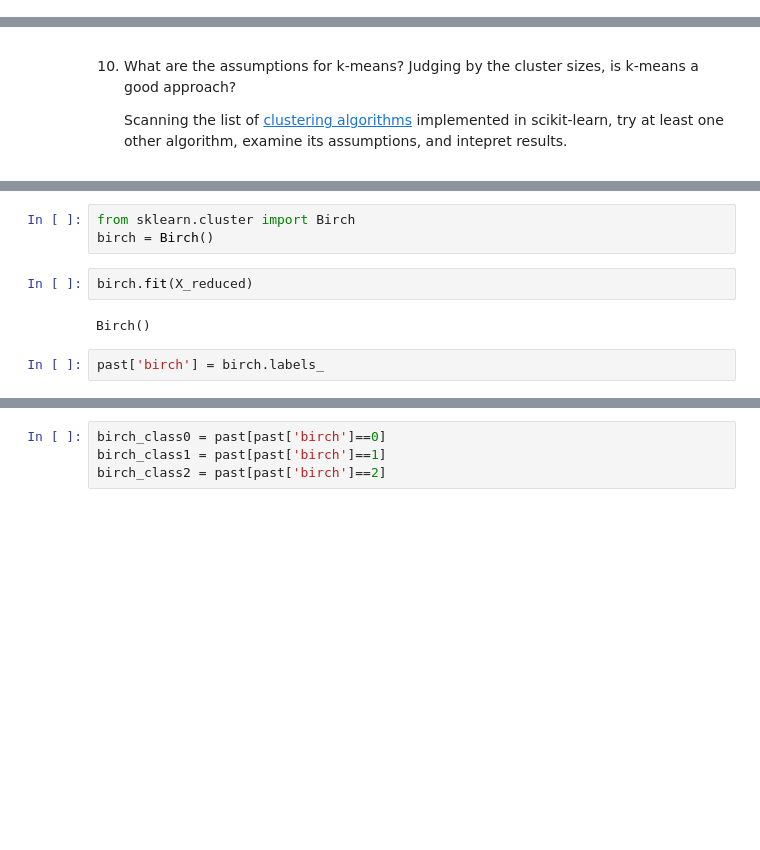
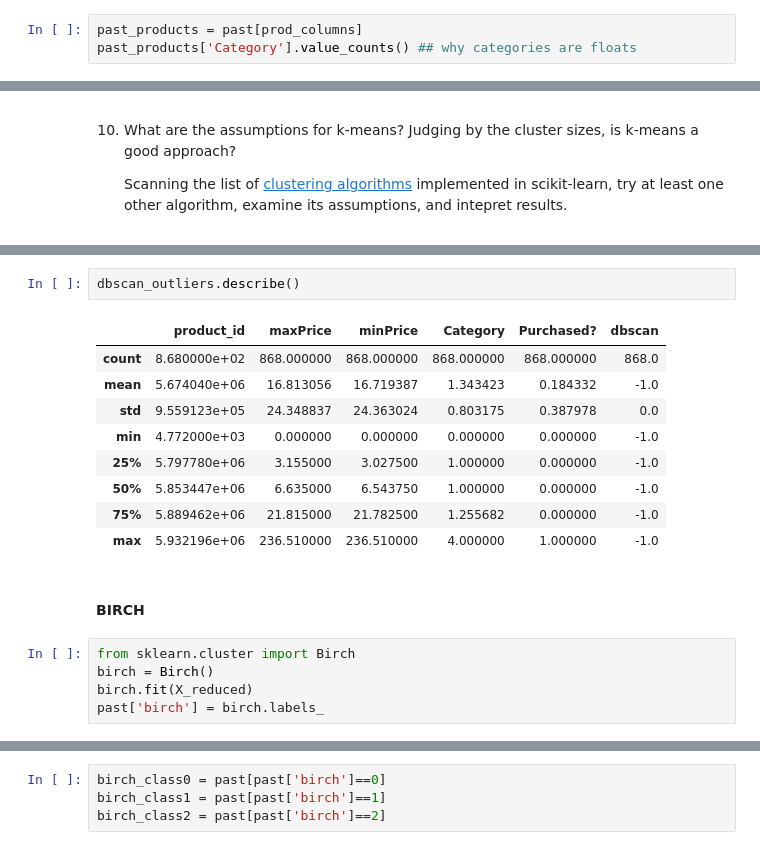
Before and after one commit to yinghu-math/mle9-yinghu, a Jupyter notebook: assignments/week-8-unsupervised-ML/nb/new-product-launch.ipynb, the cells around one changed output, grey strips where cells are left out. Cells and saved outputs as stored; diff of their text form; blank space fills up the shorter version.

```diff
--- a/assignments/week-8-unsupervised-ML/nb/new-product-launch.ipynb
+++ b/assignments/week-8-unsupervised-ML/nb/new-product-launch.ipynb
@@ -369,0 +373,3 @@ past.head()
+# %%
+past_products = past[prod_columns]
+past_products['Category'].value_counts() ## why categories are floats
@@ -515,9 +487,19 @@ plt.show()
+# %%
+dbscan_outliers.describe()
+# %% [output]
+|  | product_id | maxPrice | minPrice | Category | Purchased? | dbscan |
+| count | 8.680000e+02 | 868.000000 | 868.000000 | 868.000000 | 868.000000 | 868.0 |
+| mean | 5.674040e+06 | 16.813056 | 16.719387 | 1.343423 | 0.184332 | -1.0 |
+| std | 9.559123e+05 | 24.348837 | 24.363024 | 0.803175 | 0.387978 | 0.0 |
+| min | 4.772000e+03 | 0.000000 | 0.000000 | 0.000000 | 0.000000 | -1.0 |
+| 25% | 5.797780e+06 | 3.155000 | 3.027500 | 1.000000 | 0.000000 | -1.0 |
+| 50% | 5.853447e+06 | 6.635000 | 6.543750 | 1.000000 | 0.000000 | -1.0 |
+| 75% | 5.889462e+06 | 21.815000 | 21.782500 | 1.255682 | 0.000000 | -1.0 |
+| max | 5.932196e+06 | 236.510000 | 236.510000 | 4.000000 | 1.000000 | -1.0 |
+# %% [markdown]
+#### BIRCH
 # %%
 from sklearn.cluster import Birch
 birch = Birch()
+birch.fit(X_reduced)
+past['birch'] = birch.labels_
-# %%
-birch.fit(X_reduced)
-# %% [output]
-Birch()
-# %%
-past['birch'] = birch.labels_
```
Also changed, not shown: parts of 48 cells of this notebook, 1 other file.
